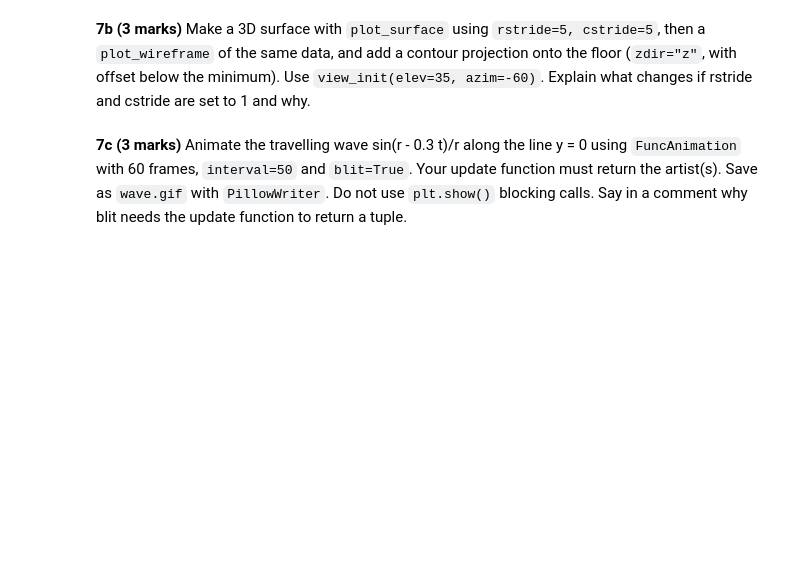
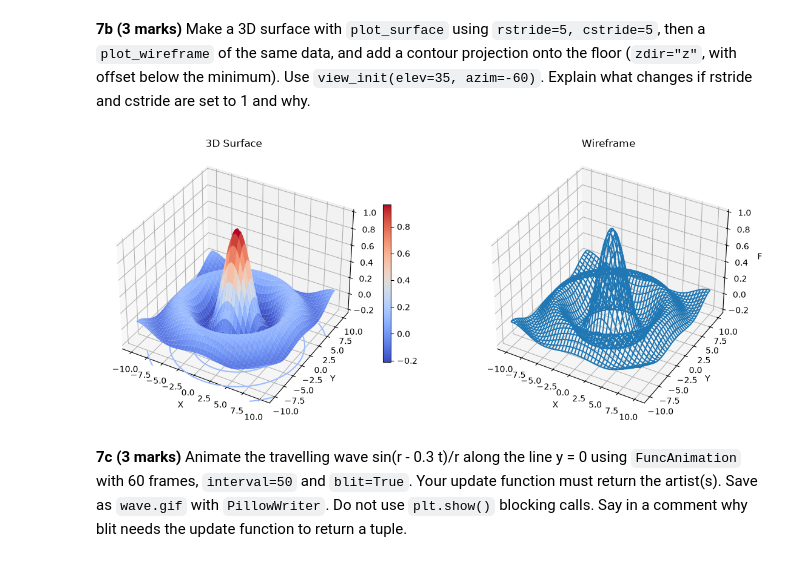
Before and after one commit to ridaakhalid1133/PAI-A3-25F0013, a Jupyter notebook: Assignment3_Programming_for_AI.ipynb, the cells around one changed output. Drawn from its saved outputs; the diff is of its cells as text; code cells hidden in the pictures; blank space fills up the shorter version.

```diff
--- a/Assignment3_Programming_for_AI.ipynb
+++ b/Assignment3_Programming_for_AI.ipynb
@@ -687,2 +876,31 @@ Let f(x, y) = sin(r) / r with r = sqrt(x^2 + y^2) on x, y in [-10, 10].
+# %%
+# YOUR CODE HERE
+fig = plt.figure(figsize=(12, 5))
+ax1 = fig.add_subplot(1, 2, 1, projection="3d")
+
+surface = ax1.plot_surface(X, Y, F,rstride=5, cstride=5,cmap="coolwarm")
+ax1.contour(X, Y, F, zdir="z", offset=np.min(F) - 0.2, cmap="coolwarm")
+ax1.set_title("3D Surface")
+ax1.set_xlabel("X")
+ax1.set_ylabel("Y")
+ax1.set_zlabel("F")
+ax1.view_init(elev=35, azim=-60)
+fig.colorbar(surface, ax=ax1, shrink=0.6)
+
+ax2 = fig.add_subplot(1, 2, 2, projection="3d")
+ax2.plot_wireframe(X, Y, F, rstride=5, cstride=5)
+ax2.set_title("Wireframe")
+ax2.set_xlabel("X")
+ax2.set_ylabel("Y")
+ax2.set_zlabel("F")
+ax2.view_init(elev=35, azim=-60)
+
+plt.tight_layout()
+plt.show()
+
+#If rstride and cstride are set to 1,the surface or wireframe uses every grid point
+#this makes the plot more detailed and dense but it also requires more processing and may take longer to render.
+# %% [output]
+[figure, added]
 # %% [markdown]
 **7c (3 marks)** Animate the travelling wave sin(r - 0.3 t)/r along the line y = 0 using `FuncAnimation` with 60 frames, `interval=50` and `blit=True`. Your update function must return the artist(s). Save as `wave.gif` with `PillowWriter`. Do not use `plt.show()` blocking calls. Say in a comment why blit needs the update function to return a tuple.
```
Also changed, not shown: parts of 10 cells of this notebook, 1 other file.
